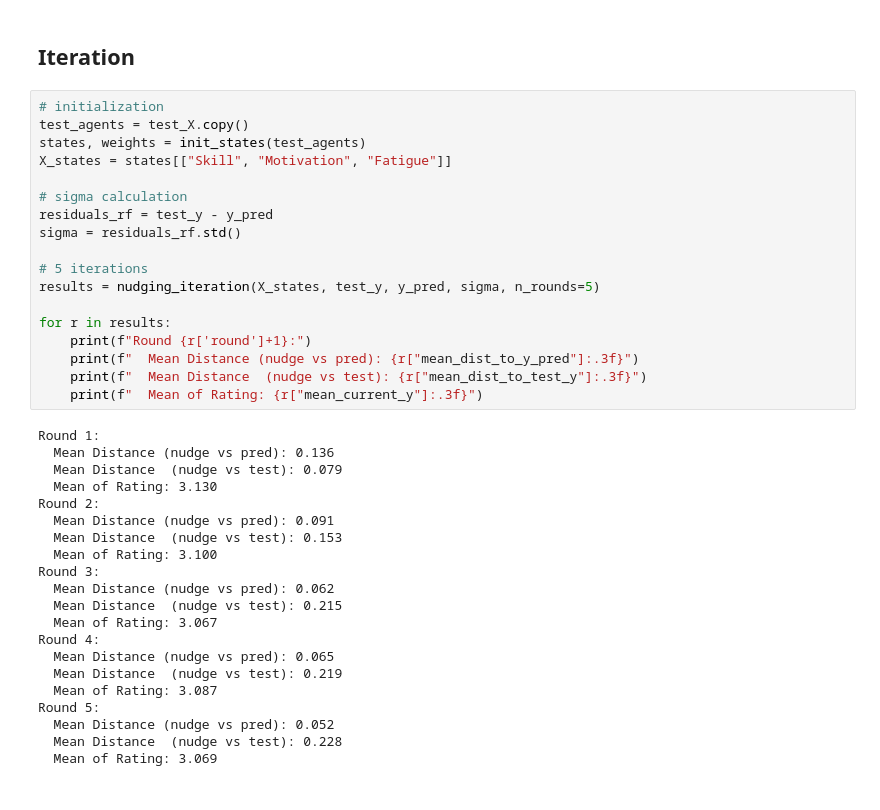
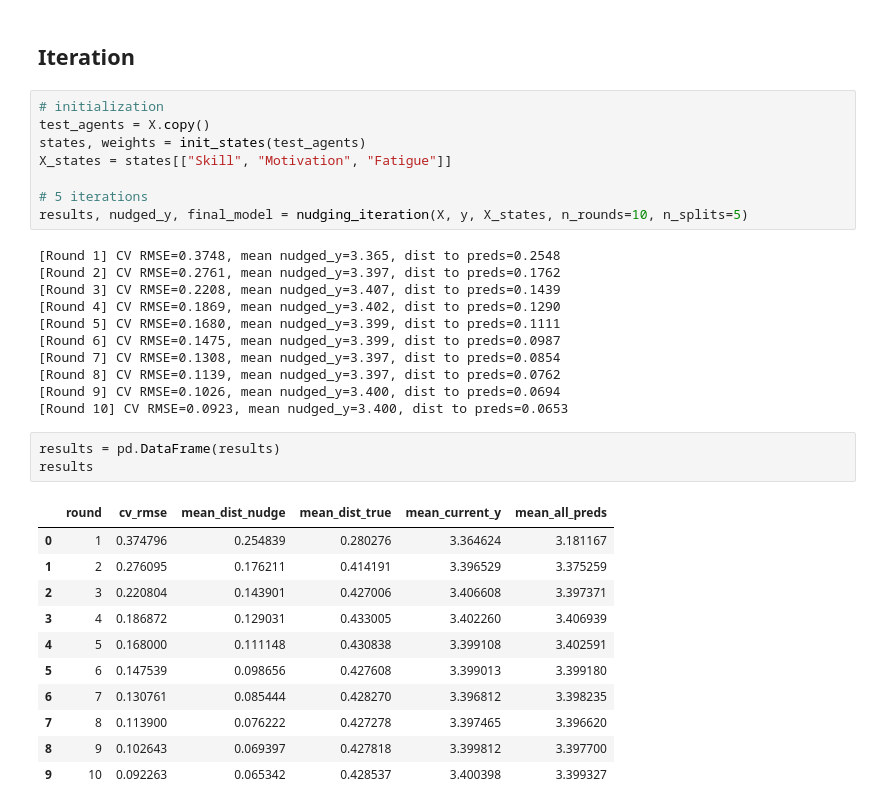
Before and after one commit to Sarah-Pan/Prediction-Model-Nudging, a Jupyter notebook: IBM_HR_Analytic.ipynb, the cells around one changed output. Saved outputs shown, nothing was run; the diff lists cells and outputs as text.

```diff
--- a/IBM_HR_Analytic.ipynb
+++ b/IBM_HR_Analytic.ipynb
@@ -324,40 +351,35 @@ def nudging_iteration(X_states, test_y, y_pred, sigma, n_rounds=5):
 ## Iteration
 # %%
 # initialization
-test_agents = test_X.copy()
+test_agents = X.copy()
 states, weights = init_states(test_agents)
 X_states = states[["Skill", "Motivation", "Fatigue"]]
 
-# sigma calculation
-residuals_rf = test_y - y_pred
-sigma = residuals_rf.std()
-
 # 5 iterations
-results = nudging_iteration(X_states, test_y, y_pred, sigma, n_rounds=5)
-
-for r in results:
-    print(f"Round {r['round']+1}:")
-    print(f"  Mean Distance (nudge vs pred): {r["mean_dist_to_y_pred"]:.3f}")
-    print(f"  Mean Distance  (nudge vs test): {r["mean_dist_to_test_y"]:.3f}")
-    print(f"  Mean of Rating: {r["mean_current_y"]:.3f}")
+results, nudged_y, final_model = nudging_iteration(X, y, X_states, n_rounds=10, n_splits=5)
 # %% [output]
-Round 1:
-  Mean Distance (nudge vs pred): 0.136
-  Mean Distance  (nudge vs test): 0.079
-  Mean of Rating: 3.130
-Round 2:
-  Mean Distance (nudge vs pred): 0.091
-  Mean Distance  (nudge vs test): 0.153
-  Mean of Rating: 3.100
-Round 3:
-  Mean Distance (nudge vs pred): 0.062
-  Mean Distance  (nudge vs test): 0.215
-  Mean of Rating: 3.067
-Round 4:
-  Mean Distance (nudge vs pred): 0.065
-  Mean Distance  (nudge vs test): 0.219
-  Mean of Rating: 3.087
-Round 5:
-  Mean Distance (nudge vs pred): 0.052
-  Mean Distance  (nudge vs test): 0.228
-  Mean of Rating: 3.069
+[Round 1] CV RMSE=0.3748, mean nudged_y=3.365, dist to preds=0.2548
+[Round 2] CV RMSE=0.2761, mean nudged_y=3.397, dist to preds=0.1762
+[Round 3] CV RMSE=0.2208, mean nudged_y=3.407, dist to preds=0.1439
+[Round 4] CV RMSE=0.1869, mean nudged_y=3.402, dist to preds=0.1290
+[Round 5] CV RMSE=0.1680, mean nudged_y=3.399, dist to preds=0.1111
+[Round 6] CV RMSE=0.1475, mean nudged_y=3.399, dist to preds=0.0987
+[Round 7] CV RMSE=0.1308, mean nudged_y=3.397, dist to preds=0.0854
+[Round 8] CV RMSE=0.1139, mean nudged_y=3.397, dist to preds=0.0762
+[Round 9] CV RMSE=0.1026, mean nudged_y=3.400, dist to preds=0.0694
+[Round 10] CV RMSE=0.0923, mean nudged_y=3.400, dist to preds=0.0653
+# %%
+results = pd.DataFrame(results)
+results
+# %% [output]
+|  | round | cv_rmse | mean_dist_nudge | mean_dist_true | mean_current_y | mean_all_preds |
+| 0 | 1 | 0.374796 | 0.254839 | 0.280276 | 3.364624 | 3.181167 |
+| 1 | 2 | 0.276095 | 0.176211 | 0.414191 | 3.396529 | 3.375259 |
+| 2 | 3 | 0.220804 | 0.143901 | 0.427006 | 3.406608 | 3.397371 |
+| 3 | 4 | 0.186872 | 0.129031 | 0.433005 | 3.402260 | 3.406939 |
+| 4 | 5 | 0.168000 | 0.111148 | 0.430838 | 3.399108 | 3.402591 |
+| 5 | 6 | 0.147539 | 0.098656 | 0.427608 | 3.399013 | 3.399180 |
+| 6 | 7 | 0.130761 | 0.085444 | 0.428270 | 3.396812 | 3.398235 |
+| 7 | 8 | 0.113900 | 0.076222 | 0.427278 | 3.397465 | 3.396620 |
+| 8 | 9 | 0.102643 | 0.069397 | 0.427818 | 3.399812 | 3.397700 |
+| 9 | 10 | 0.092263 | 0.065342 | 0.428537 | 3.400398 | 3.399327 |
```
Also changed, not shown: parts of 15 cells of this notebook.
